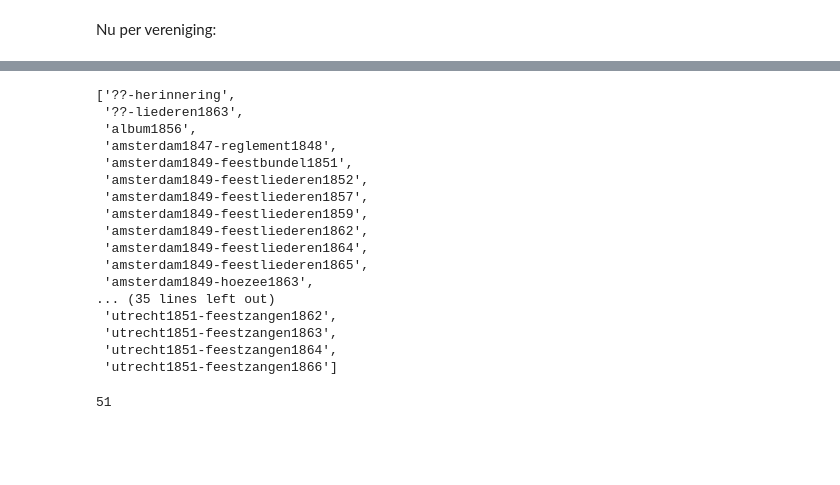
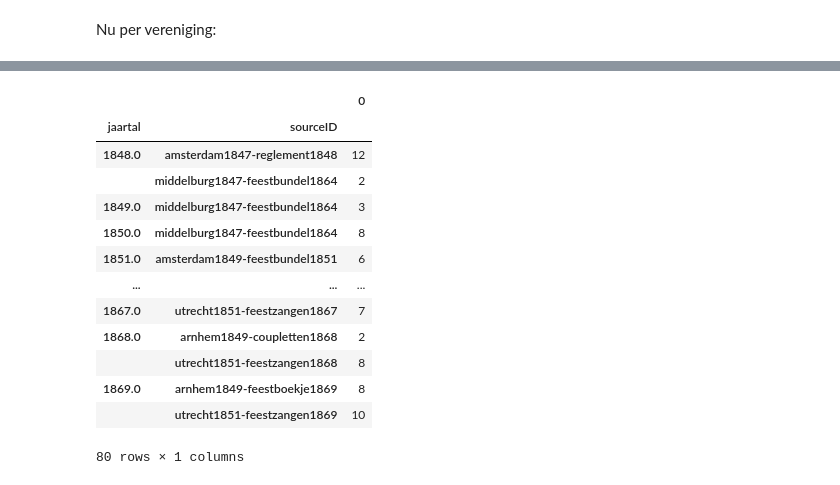
Before and after one commit to ivozandhuis/typografische-verenigingen, a Jupyter notebook: scripts/analyze-liedjes/simple-statistics.ipynb, the cells around one changed output, grey strips where cells are left out. Drawn from its saved outputs; the diff is of its cells as text; code cells hidden in the pictures; blank space fills up the shorter version.

```diff
--- a/scripts/analyze-liedjes/simple-statistics.ipynb
+++ b/scripts/analyze-liedjes/simple-statistics.ipynb
@@ -154,32 +188,18 @@ Hoeveel boekjes zijn er gedigitaliseerd en welke boekjes zijn dat? Het staat nie
-# %%
-liedjesList = df['id'].tolist()
-boekjesList = []
-for liedje in liedjesList:
-    liedjeSplit = liedje.split("-")
-    boekje = liedjeSplit[0]
-    for i in range(len(liedjeSplit) - 2): boekje = boekje + "-" + liedjeSplit[i + 1]
-    if not (boekje in boekjesList): boekjesList.append(boekje)
-boekjesList.sort()
-boekjesList
-# %% [output]
-['??-herinnering',
- '??-liederen1863',
- 'album1856',
- 'amsterdam1847-reglement1848',
- 'amsterdam1849-feestbundel1851',
- 'amsterdam1849-feestliederen1852',
- 'amsterdam1849-feestliederen1857',
- 'amsterdam1849-feestliederen1859',
- 'amsterdam1849-feestliederen1862',
- 'amsterdam1849-feestliederen1864',
- 'amsterdam1849-feestliederen1865',
- 'amsterdam1849-hoezee1863',
-... (35 lines left out)
- 'utrecht1851-feestzangen1862',
- 'utrecht1851-feestzangen1863',
- 'utrecht1851-feestzangen1864',
- 'utrecht1851-feestzangen1866']
-# %%
-len(boekjesList)
-# %% [output]
-51
+# %%
+ding = df.groupby(['jaartal', 'sourceID']).size().to_frame()
+ding
+# %% [output]
+|  |  | 0 |
+| jaartal | sourceID |  |
+| 1848.0 | amsterdam1847-reglement1848 | 12 |
+|  | middelburg1847-feestbundel1864 | 2 |
+| 1849.0 | middelburg1847-feestbundel1864 | 3 |
+| 1850.0 | middelburg1847-feestbundel1864 | 8 |
+| 1851.0 | amsterdam1849-feestbundel1851 | 6 |
+| ... | ... | ... |
+| 1867.0 | utrecht1851-feestzangen1867 | 7 |
+| 1868.0 | arnhem1849-coupletten1868 | 2 |
+|  | utrecht1851-feestzangen1868 | 8 |
+| 1869.0 | arnhem1849-feestboekje1869 | 8 |
+|  | utrecht1851-feestzangen1869 | 10 |
+80 rows × 1 columns
```
Also changed, not shown: parts of 14 cells of this notebook, 39 other files.
